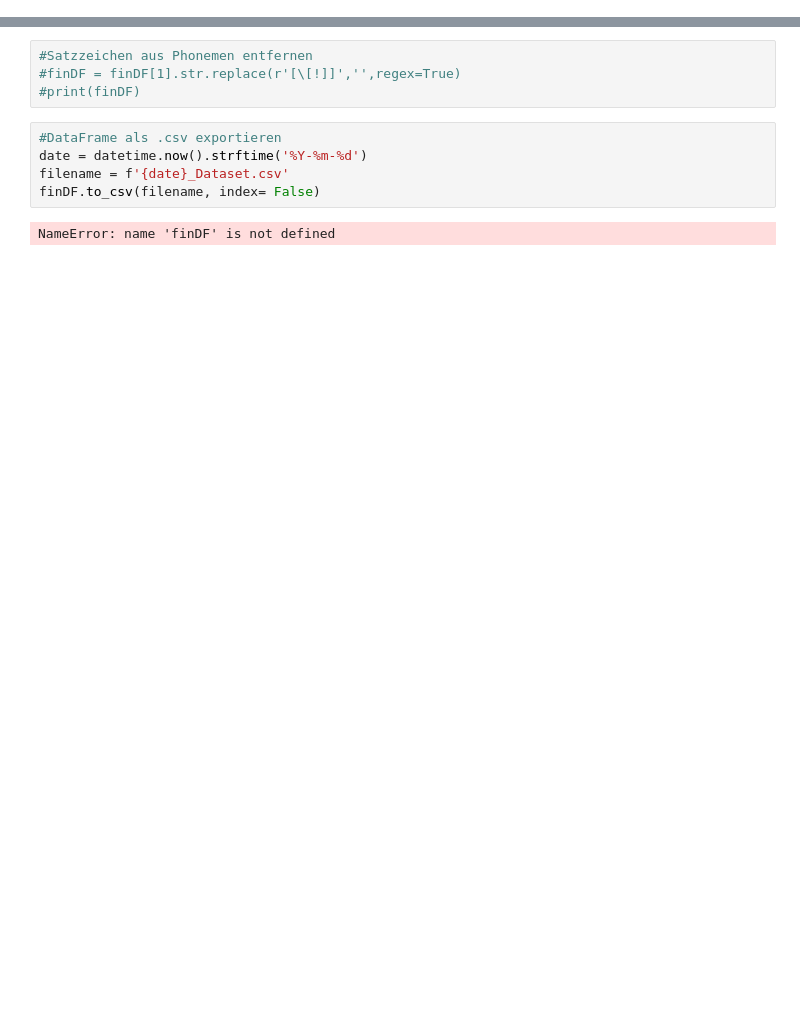
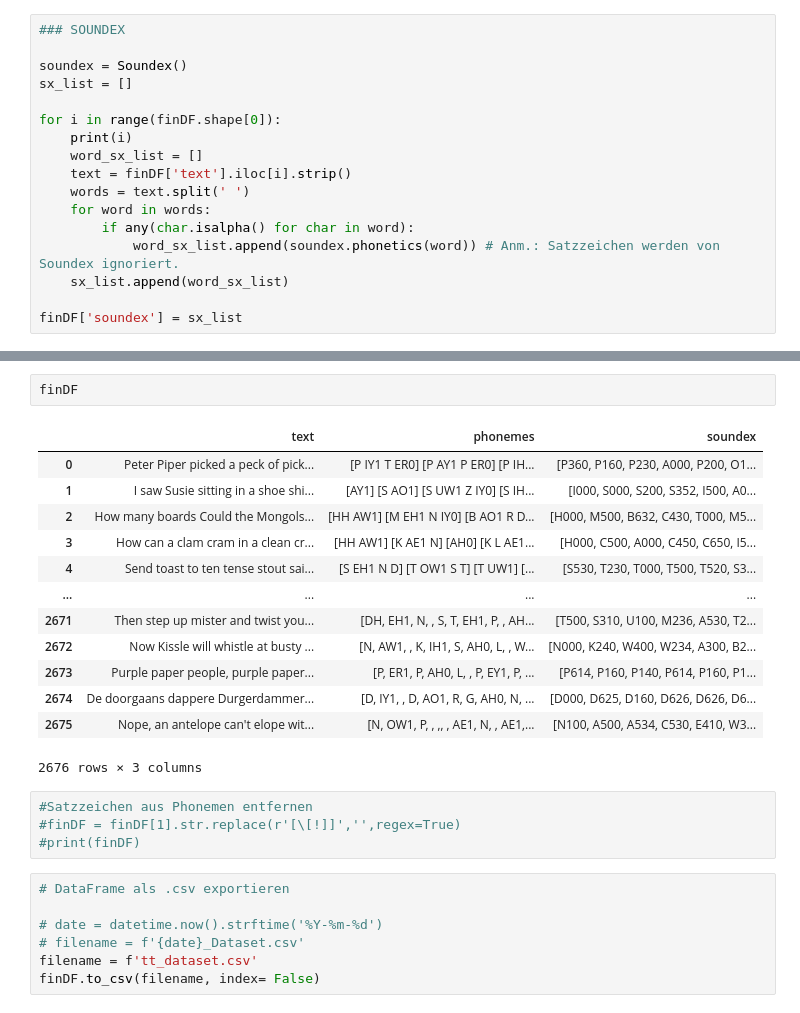
Before and after one commit to albertokoeselmunoz/tongue_twisters, a Jupyter notebook: data_prep.ipynb, the cells around one changed output, grey strips where cells are left out. Saved outputs shown, nothing was run; the diff lists cells and outputs as text; blank space fills up the shorter version.

Commit message:
final dataset done

```diff
--- a/data_prep.ipynb
+++ b/data_prep.ipynb
@@ -99,0 +108,17 @@ Index(['text', 'phonemes'], dtype='object')
+# %%
+### SOUNDEX
+
+soundex = Soundex()
+sx_list = []
+
+for i in range(finDF.shape[0]):
+    print(i)
+    word_sx_list = []
+    text = finDF['text'].iloc[i].strip()
+    words = text.split(' ')
+    for word in words:
+        if any(char.isalpha() for char in word):
+            word_sx_list.append(soundex.phonetics(word)) # Anm.: Satzzeichen werden von Soundex ignoriert.
+    sx_list.append(word_sx_list)
+
+finDF['soundex'] = sx_list
@@ -100,11 +143,27 @@ Index(['text', 'phonemes'], dtype='object')
+# %%
+finDF
+# %% [output]
+|  | text | phonemes | soundex |
+| 0 | Peter Piper picked a peck of pick... | [P IY1 T ER0] [P AY1 P ER0] [P IH... | [P360, P160, P230, A000, P200, O1... |
+| 1 | I saw Susie sitting in a shoe shi... | [AY1] [S AO1] [S UW1 Z IY0] [S IH... | [I000, S000, S200, S352, I500, A0... |
+| 2 | How many boards Could the Mongols... | [HH AW1] [M EH1 N IY0] [B AO1 R D... | [H000, M500, B632, C430, T000, M5... |
+| 3 | How can a clam cram in a clean cr... | [HH AW1] [K AE1 N] [AH0] [K L AE1... | [H000, C500, A000, C450, C650, I5... |
+| 4 | Send toast to ten tense stout sai... | [S EH1 N D] [T OW1 S T] [T UW1] [... | [S530, T230, T000, T500, T520, S3... |
+| ... | ... | ... | ... |
+| 2671 | Then step up mister and twist you... | [DH, EH1, N, , S, T, EH1, P, , AH... | [T500, S310, U100, M236, A530, T2... |
+| 2672 | Now Kissle will whistle at busty ... | [N, AW1, , K, IH1, S, AH0, L, , W... | [N000, K240, W400, W234, A300, B2... |
+| 2673 | Purple paper people, purple paper... | [P, ER1, P, AH0, L, , P, EY1, P, ... | [P614, P160, P140, P614, P160, P1... |
+| 2674 | De doorgaans dappere Durgerdammer... | [D, IY1, , D, AO1, R, G, AH0, N, ... | [D000, D625, D160, D626, D626, D6... |
+| 2675 | Nope, an antelope can't elope wit... | [N, OW1, P, , ,, , AE1, N, , AE1,... | [N100, A500, A534, C530, E410, W3... |
+2676 rows × 3 columns
 # %%
 #Satzzeichen aus Phonemen entfernen
 #finDF = finDF[1].str.replace(r'[\[!]]','',regex=True)
 #print(finDF)
 # %%
-#DataFrame als .csv exportieren
-date = datetime.now().strftime('%Y-%m-%d')
-filename = f'{date}_Dataset.csv'
+# DataFrame als .csv exportieren
+
+# date = datetime.now().strftime('%Y-%m-%d')
+# filename = f'{date}_Dataset.csv'
+filename = f'tt_dataset.csv'
 finDF.to_csv(filename, index= False)
-# %% [output]
-NameError: name 'finDF' is not defined
```
Also changed, not shown: parts of 9 cells of this notebook, 7 other files.
